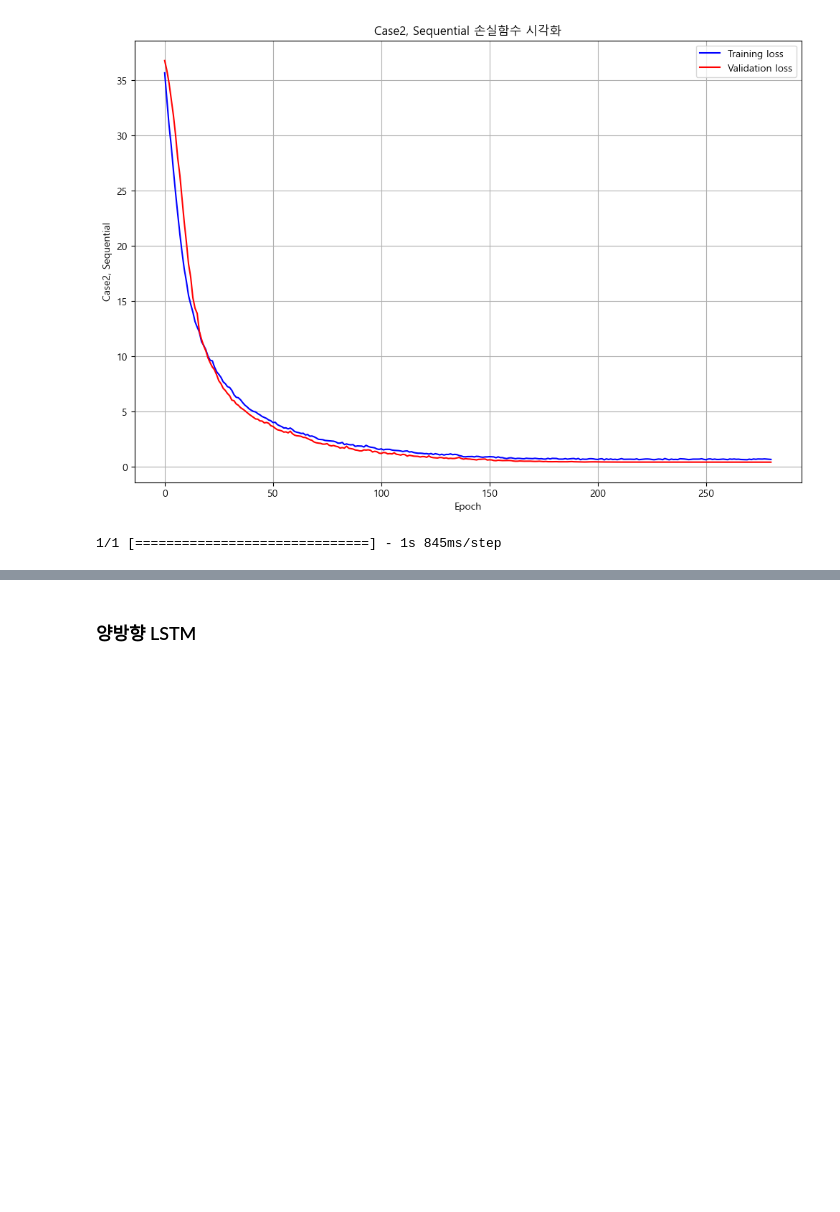
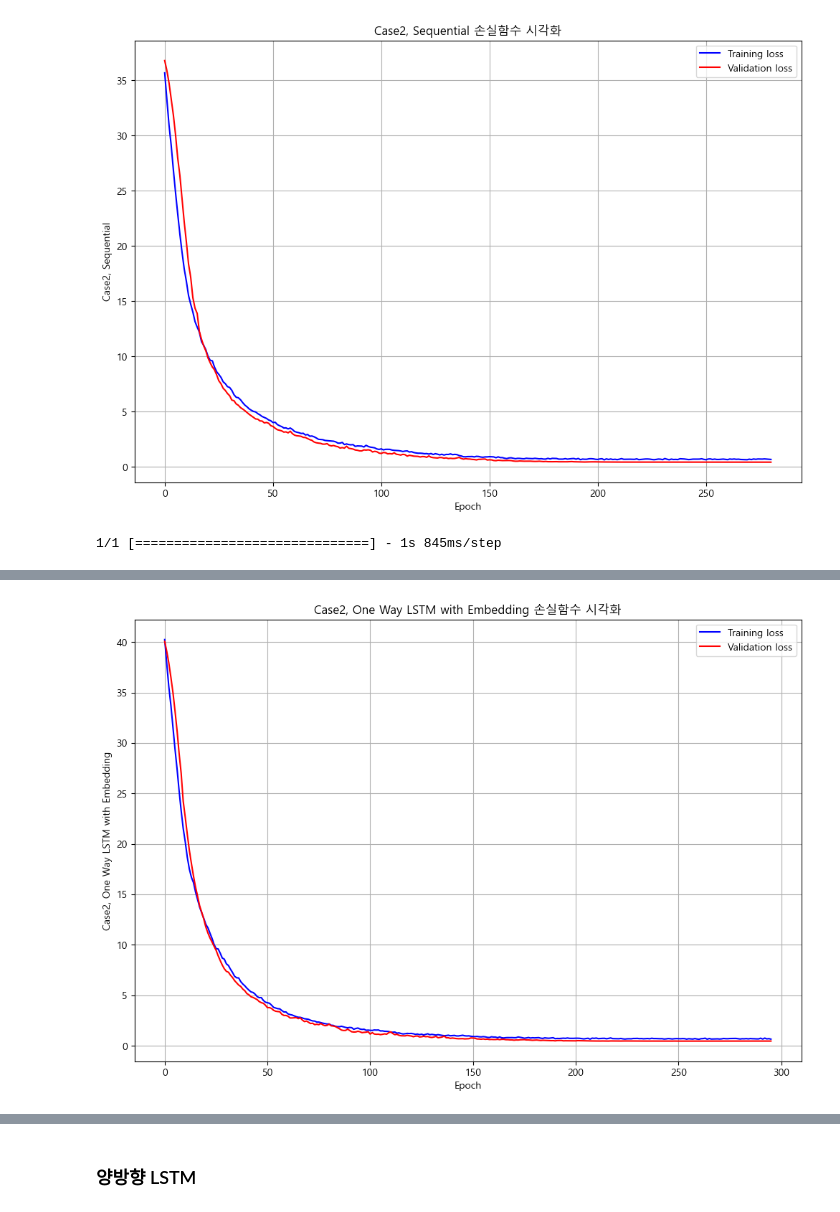
Before and after one commit to LeeShawnhun/sealab_contest, a Jupyter notebook: main.ipynb, the cells around one changed output, grey strips where cells are left out. Cells and saved outputs as stored; diff of their text form; code cells hidden in the pictures; blank space fills up the shorter version.

```diff
--- a/main.ipynb
+++ b/main.ipynb
@@ -532,3 +833,14 @@ case1_lstm_bi.save("./output/case1_lstm_bi.h5")
 ## 데이터 전처리
 # %% [markdown]
 ### 부호 유지 로그 변환
+# %%
+case2_df = data[['WTIO', 'SETIO', 'ONI', 'SOI', 'ENSO', 'D20_SCTR']]
+
+case2_dts = case2_df.values
+print(case2_dts.shape)
+
+case2_label = case2_dts[ : , 4]
+case2_dts = case2_dts[ : , [0, 1, 2, 3, 5]]
+
+case2_dts = np.sign(case2_dts) * np.log1p(np.abs(case2_dts))
+print(case2_dts.shape)
@@ -685,0 +1048,78 @@ case2_lstm_uni.save("./output/case2_lstm_uni.h5")
+# %%
+from tensorflow.keras.optimizers import RMSprop, Adam
+from tensorflow.keras.callbacks import EarlyStopping, ReduceLROnPlateau
+from tensorflow.keras.models import Model
+from tensorflow.keras.layers import LSTM, Dropout, Dense, BatchNormalization, Input, Embedding, Concatenate, Attention
+from tensorflow.keras.regularizers import l1_l2
+from tensorflow.keras.optimizers import legacy as legacy_optimizers
+
+# Attention 레이어 정의
+def attention_layer(inputs):
+    attention = Attention()([inputs, inputs])
+    return Concatenate()([inputs, attention])
+
+# 옵티마이저 설정
+initial_lr = 0.0005
+optimizer = legacy_optimizers.Adam(learning_rate=initial_lr)
+
+# 범주형 변수 설정
+num_categories = 3
+embedding_dim = 5
+
+# 옵티마이저 및 콜백 설정
+optimizer = Adam(learning_rate=initial_lr)
+lr_restart = ReduceLROnPlateau(monitor='val_loss', factor=0.5, patience=5, verbose=1, min_lr=1e-6)
+early_stop = EarlyStopping(monitor='val_loss', patience=20, restore_best_weights=True)
+
+# 모델 정의
+numerical_input = Input(shape=(x_train_multi.shape[1], x_train_multi.shape[2]))
+categorical_input = Input(shape=(x_train_label.shape[1], ))
+
+# 임베딩 레이어
+embedding = Embedding(input_dim=num_categories, output_dim=embedding_dim)(categorical_input)
+
+# 입력 결합
+combined_input = Concatenate(axis=-1)([numerical_input, embedding])
+
+x = LSTM(128, return_sequences=True,
+         kernel_regularizer=l1_l2(l1=0.005, l2=0.005),
+         bias_regularizer=l1_l2(l1=0.005, l2=0.005))(combined_input)
+x = BatchNormalization()(x)
+x = Dropout(0.3)(x)
+
+x = LSTM(64, return_sequences=True,
+         kernel_regularizer=l1_l2(l1=0.005, l2=0.005),
+         bias_regularizer=l1_l2(l1=0.005, l2=0.005))(x)
+x = BatchNormalization()(x)
+x = Dropout(0.3)(x)
+
+x = attention_layer(x)
+
+x = LSTM(32, activation='relu',
+         kernel_regularizer=l1_l2(l1=0.005, l2=0.005),
+         bias_regularizer=l1_l2(l1=0.005, l2=0.005))(x)
+x = BatchNormalization()(x)
+x = Dropout(0.3)(x)
+
+x = Dense(24, activation='relu')(x)
+output = Dense(12)(x)
+
+case2_uni_label = Model(inputs=[numerical_input, categorical_input], outputs=output)
+case2_uni_label.compile(optimizer=optimizer, loss='mse')
+
+# 모델 학습
+case2_uni_label_history = case2_uni_label.fit(
+    # 수치형 데이터와 범주형 데이터 분리
+    [x_train_multi, x_train_label],
+    y_train_multi,
+    epochs=EPOCHS,
+    batch_size=BATCH_SIZE,
+    steps_per_epoch = x_train_multi.shape[0] // BATCH_SIZE,
+    validation_steps = x_val_multi.shape[0] // BATCH_SIZE,
+    validation_data=([x_val_multi, x_val_label], y_val_multi),
+    callbacks=[lr_restart, early_stop]
+)
+
+# 학습 결과 시각화
+plot_train_history(case2_uni_label_history, "Case2, One Way LSTM with Embedding")
+# %% [output]
@@ -685,0 +1143 @@ case2_lstm_uni.save("./output/case2_lstm_uni.h5")
+[figure, added]
```
Also changed, not shown: parts of 48 cells of this notebook, 5 other files.
